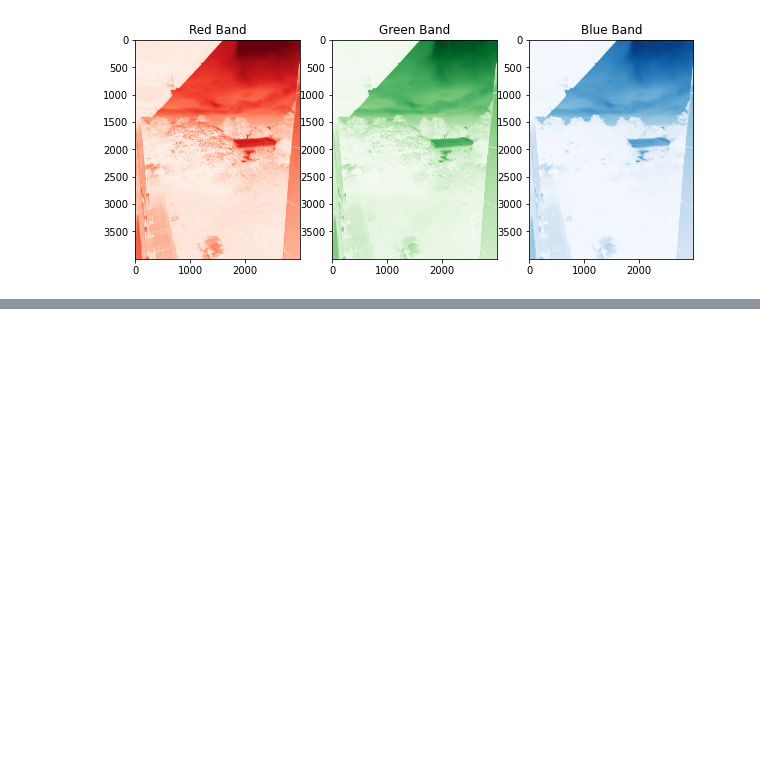
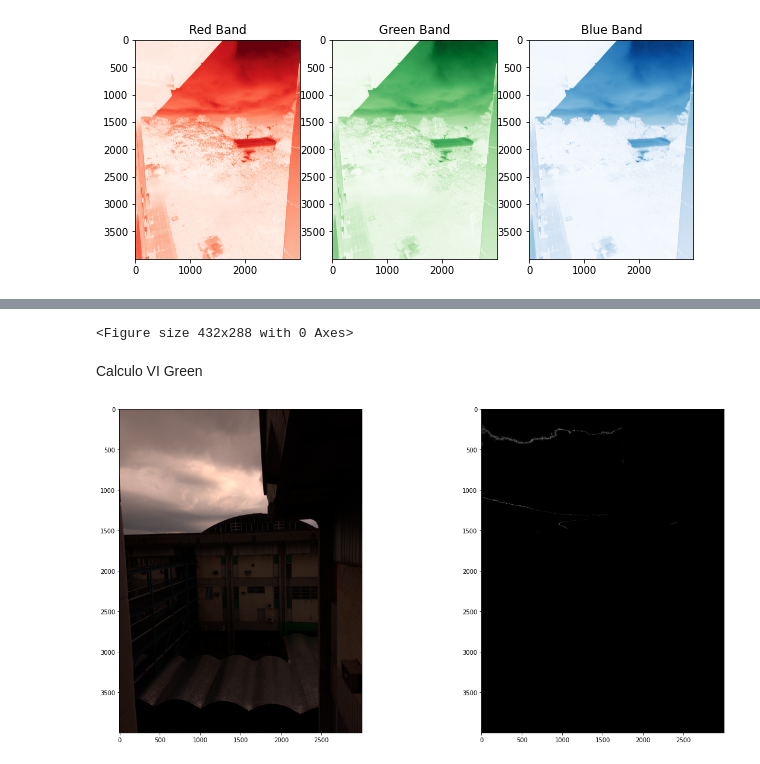
Before and after one commit to FaustoJuarez/Data-Science-Journey, a Jupyter notebook: RGBtoSeparatedBands.ipynb, the cells around one changed output, grey strips where cells are left out. Saved outputs shown, nothing was run; the diff lists cells and outputs as text; code cells hidden in the pictures; blank space fills up the shorter version.

```diff
--- a/RGBtoSeparatedBands.ipynb
+++ b/RGBtoSeparatedBands.ipynb
@@ -86,0 +141,22 @@ DisabledFunctionError: ignored
+# %%
+ax[1].imshow(gli_normalized, cmap='gray')
+plt.draw()
+plt.pause(0.001)
+# %% [output]
+<Figure size 432x288 with 0 Axes>
+# %% [markdown]
+Calculo VI Green
+# %%
+# Calculate the VIG
+vig = (g - r) / (g + r + 0.01)
+
+# Normalize the VIG to [0, 1] for display
+vig_normalized = (vig - np.min(vig)) / (np.max(vig) - np.min(vig))
+
+# Display the RGB image and the VIG
+fig, ax = plt.subplots(1, 2,figsize=(20, 10))
+ax[0].imshow(rgb)
+ax[1].imshow(vig_normalized, cmap='gray')
+plt.show()
+# %% [output]
+[figure, added]
```
Also changed, not shown: parts of 15 cells of this notebook.
